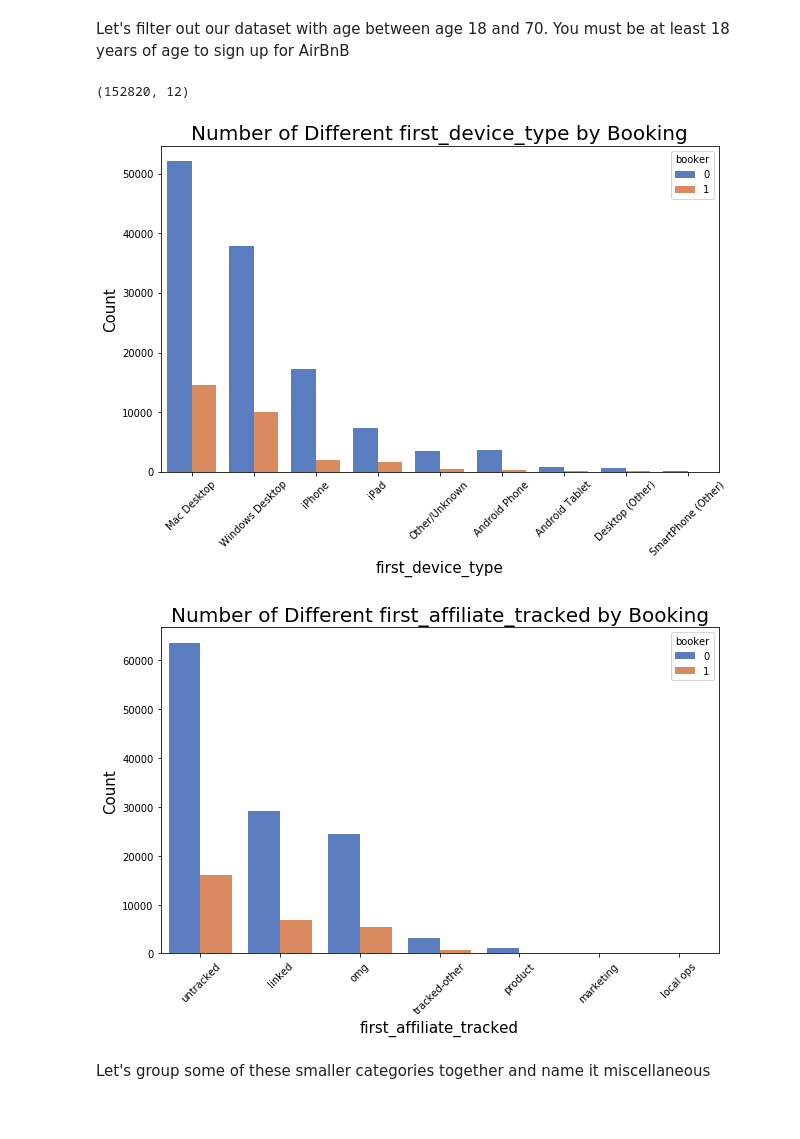
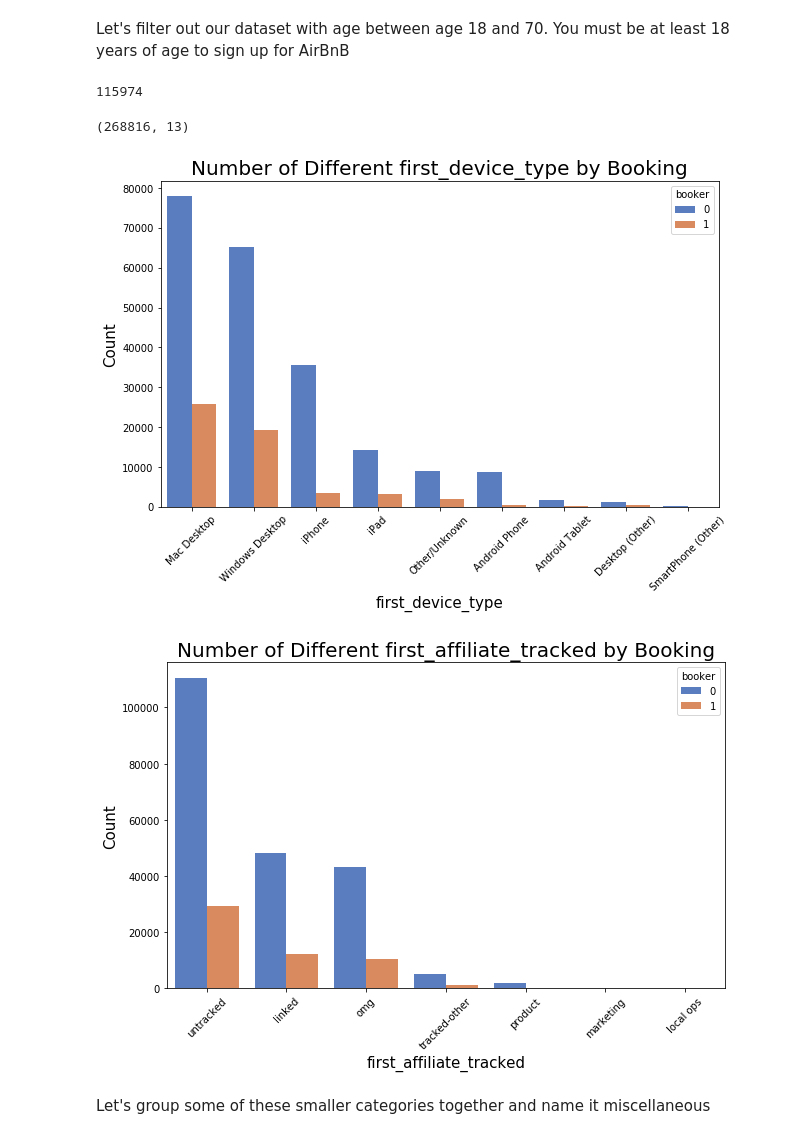
Before and after one commit to BentleyOu/Projects, a Jupyter notebook: User Activation/airbnb-recruiting-new-user-bookings/EDA.ipynb, the cells around one changed output. Cells and saved outputs as stored; diff of their text form; code cells hidden in the pictures.

```diff
--- a/User Activation/airbnb-recruiting-new-user-bookings/EDA.ipynb
+++ b/User Activation/airbnb-recruiting-new-user-bookings/EDA.ipynb
@@ -185,22 +252,25 @@ print(min_age, max_age)
 7.0 63.0
 # %% [markdown]
 Let's filter out our dataset with age between age 18 and 70. You must be at least 18 years of age to sign up for AirBnB
-# %%
-booking_age_filter = ((booking.age > 18) & (booking.age < 70))
-booking_age_filtered = booking[booking_age_filter]
-booking_age_filtered.shape
-# %% [output]
-(152820, 12)
+# %%
+booking.drop(booking[booking.age > 70].index, inplace = True)
+booking.drop(booking[booking.age < 18].index, inplace = True)
+# %%
+print(booking.age.isnull().sum())
+booking.shape
+# %% [output]
+115974
+(268816, 13)
 # %%
-count_booker('first_device_type', data = booking_age_filtered)
+count_booker('first_device_type', data = booking)
 plt.xticks(rotation=45);
 # %% [output]
-[figure, old version]
+[figure, new version]
 # %%
-count_booker('first_affiliate_tracked', data = booking_age_filtered);
+count_booker('first_affiliate_tracked', data = booking);
 plt.xticks(rotation=45);
 # %% [output]
-[figure, old version]
+[figure, new version]
 # %% [markdown]
 Let's group some of these smaller categories together and name it miscellaneous
 # %%
```
Also changed, not shown: parts of 76 cells of this notebook, 41 other files.
